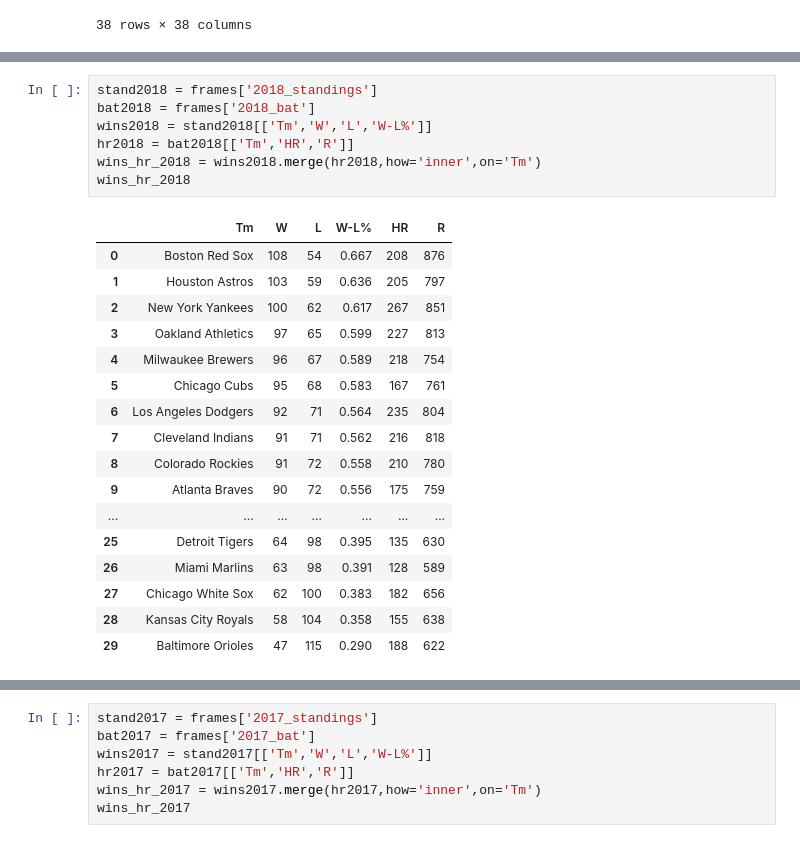
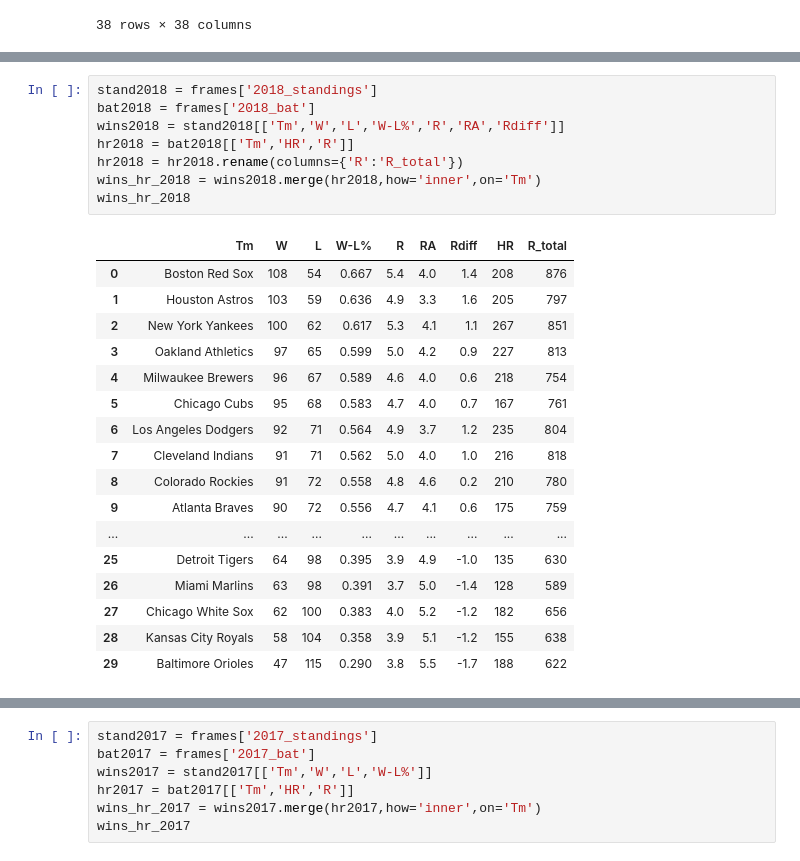
Before and after one commit to trent654321/Sports-Data-Analysis, a Jupyter notebook: team_stats_analysis.ipynb, the cells around one changed output, grey strips where cells are left out. Drawn from its saved outputs; the diff is of its cells as text.

```diff
--- a/team_stats_analysis.ipynb
+++ b/team_stats_analysis.ipynb
@@ -109,28 +115,29 @@ wins_hr_2019.corr()
 # %%
 stand2018 = frames['2018_standings']
 bat2018 = frames['2018_bat']
-wins2018 = stand2018[['Tm','W','L','W-L%']]
+wins2018 = stand2018[['Tm','W','L','W-L%','R','RA','Rdiff']]
 hr2018 = bat2018[['Tm','HR','R']]
+hr2018 = hr2018.rename(columns={'R':'R_total'})
 wins_hr_2018 = wins2018.merge(hr2018,how='inner',on='Tm')
 wins_hr_2018
 # %% [output]
-|  | Tm | W | L | W-L% | HR | R |
-| 0 | Boston Red Sox | 108 | 54 | 0.667 | 208 | 876 |
-| 1 | Houston Astros | 103 | 59 | 0.636 | 205 | 797 |
-| 2 | New York Yankees | 100 | 62 | 0.617 | 267 | 851 |
-| 3 | Oakland Athletics | 97 | 65 | 0.599 | 227 | 813 |
-| 4 | Milwaukee Brewers | 96 | 67 | 0.589 | 218 | 754 |
-| 5 | Chicago Cubs | 95 | 68 | 0.583 | 167 | 761 |
-| 6 | Los Angeles Dodgers | 92 | 71 | 0.564 | 235 | 804 |
-| 7 | Cleveland Indians | 91 | 71 | 0.562 | 216 | 818 |
-| 8 | Colorado Rockies | 91 | 72 | 0.558 | 210 | 780 |
-| 9 | Atlanta Braves | 90 | 72 | 0.556 | 175 | 759 |
-| ... | ... | ... | ... | ... | ... | ... |
-| 25 | Detroit Tigers | 64 | 98 | 0.395 | 135 | 630 |
-| 26 | Miami Marlins | 63 | 98 | 0.391 | 128 | 589 |
-| 27 | Chicago White Sox | 62 | 100 | 0.383 | 182 | 656 |
-| 28 | Kansas City Royals | 58 | 104 | 0.358 | 155 | 638 |
-| 29 | Baltimore Orioles | 47 | 115 | 0.290 | 188 | 622 |
+|  | Tm | W | L | W-L% | R | RA | Rdiff | HR | R_total |
+| 0 | Boston Red Sox | 108 | 54 | 0.667 | 5.4 | 4.0 | 1.4 | 208 | 876 |
+| 1 | Houston Astros | 103 | 59 | 0.636 | 4.9 | 3.3 | 1.6 | 205 | 797 |
+| 2 | New York Yankees | 100 | 62 | 0.617 | 5.3 | 4.1 | 1.1 | 267 | 851 |
+| 3 | Oakland Athletics | 97 | 65 | 0.599 | 5.0 | 4.2 | 0.9 | 227 | 813 |
+| 4 | Milwaukee Brewers | 96 | 67 | 0.589 | 4.6 | 4.0 | 0.6 | 218 | 754 |
+| 5 | Chicago Cubs | 95 | 68 | 0.583 | 4.7 | 4.0 | 0.7 | 167 | 761 |
+| 6 | Los Angeles Dodgers | 92 | 71 | 0.564 | 4.9 | 3.7 | 1.2 | 235 | 804 |
+| 7 | Cleveland Indians | 91 | 71 | 0.562 | 5.0 | 4.0 | 1.0 | 216 | 818 |
+| 8 | Colorado Rockies | 91 | 72 | 0.558 | 4.8 | 4.6 | 0.2 | 210 | 780 |
+| 9 | Atlanta Braves | 90 | 72 | 0.556 | 4.7 | 4.1 | 0.6 | 175 | 759 |
+| ... | ... | ... | ... | ... | ... | ... | ... | ... | ... |
+| 25 | Detroit Tigers | 64 | 98 | 0.395 | 3.9 | 4.9 | -1.0 | 135 | 630 |
+| 26 | Miami Marlins | 63 | 98 | 0.391 | 3.7 | 5.0 | -1.4 | 128 | 589 |
+| 27 | Chicago White Sox | 62 | 100 | 0.383 | 4.0 | 5.2 | -1.2 | 182 | 656 |
+| 28 | Kansas City Royals | 58 | 104 | 0.358 | 3.9 | 5.1 | -1.2 | 155 | 638 |
+| 29 | Baltimore Orioles | 47 | 115 | 0.290 | 3.8 | 5.5 | -1.7 | 188 | 622 |
 # %%
 wins_hr_2018.plot.scatter(x = 'W', y = 'HR')
 x_values = wins_hr_2018['W']
```
Also changed, not shown: parts of 5 cells of this notebook, 1 other file.
